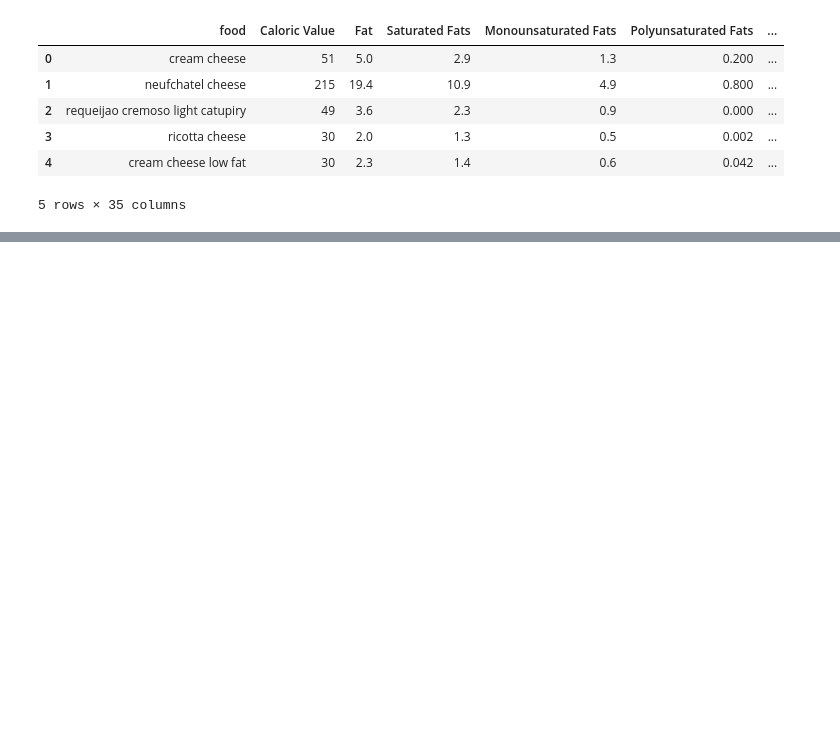
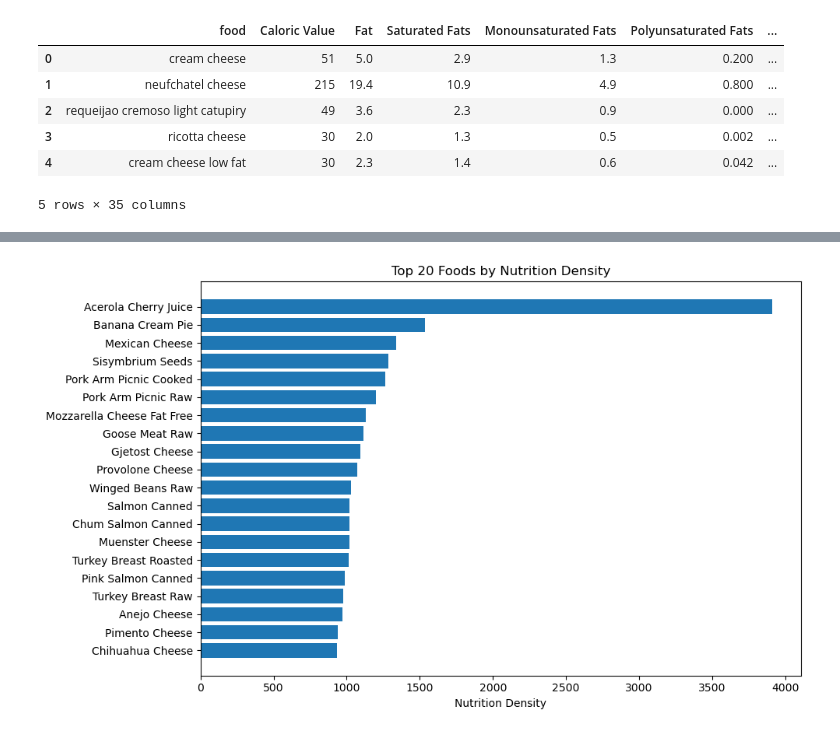
Before and after one commit to AhmadJabbar2502/Hair-Fall-Prediction, a Jupyter notebook: Python Notebooks/data_cleaning_nutrition_dataset.ipynb, the cells around one changed output, grey strips where cells are left out. Saved outputs shown, nothing was run; the diff lists cells and outputs as text; code cells hidden in the pictures; blank space fills up the shorter version.

```diff
--- a/Python Notebooks/data_cleaning_nutrition_dataset.ipynb
+++ b/Python Notebooks/data_cleaning_nutrition_dataset.ipynb
@@ -13,3 +13,6 @@ data.head()
 | 3 | ricotta cheese | 30 | 2.0 | 1.3 | 0.5 | 0.002 | ... |
 | 4 | cream cheese low fat | 30 | 2.3 | 1.4 | 0.6 | 0.042 | ... |
 5 rows × 35 columns
+# %%
+data.columns = [col.replace('_', ' ').title().replace(' ', '_') for col in data.columns]
+print(data.columns)
@@ -36,3 +49,7 @@ memory usage: 655.0+ KB
 # %%
 # Rename column food to Food
 data = data.rename(columns={' food': 'Food'})
+# %%
+# Capital the food names
+data['Food'] = data['Food'].str.title()
+data.head()
@@ -39,2 +64,22 @@ data = data.rename(columns={' food': 'Food'})
 # %%
 data.to_csv('../Data/Cleaned_Nutrition_Dataset.csv', index=False)
+# %%
+# 1) Top Foods by Nutrition_Density (bar chart)
+import matplotlib.pyplot as plt
+import pandas as pd
+
+# settings
+top_n = 20
+
+# prepare data
+top = data[['Food', 'Nutrition_Density']].dropna().sort_values('Nutrition_Density', ascending=False).head(top_n)
+
+# plot
+plt.figure(figsize=(10,6))
+plt.barh(top['Food'][::-1], top['Nutrition_Density'][::-1])
+plt.xlabel('Nutrition Density')
+plt.title(f'Top {top_n} Foods by Nutrition Density')
+plt.tight_layout()
+plt.show()
+# %% [output]
+[figure, added]
```
Also changed, not shown: parts of 18 cells of this notebook, 15 other files.
